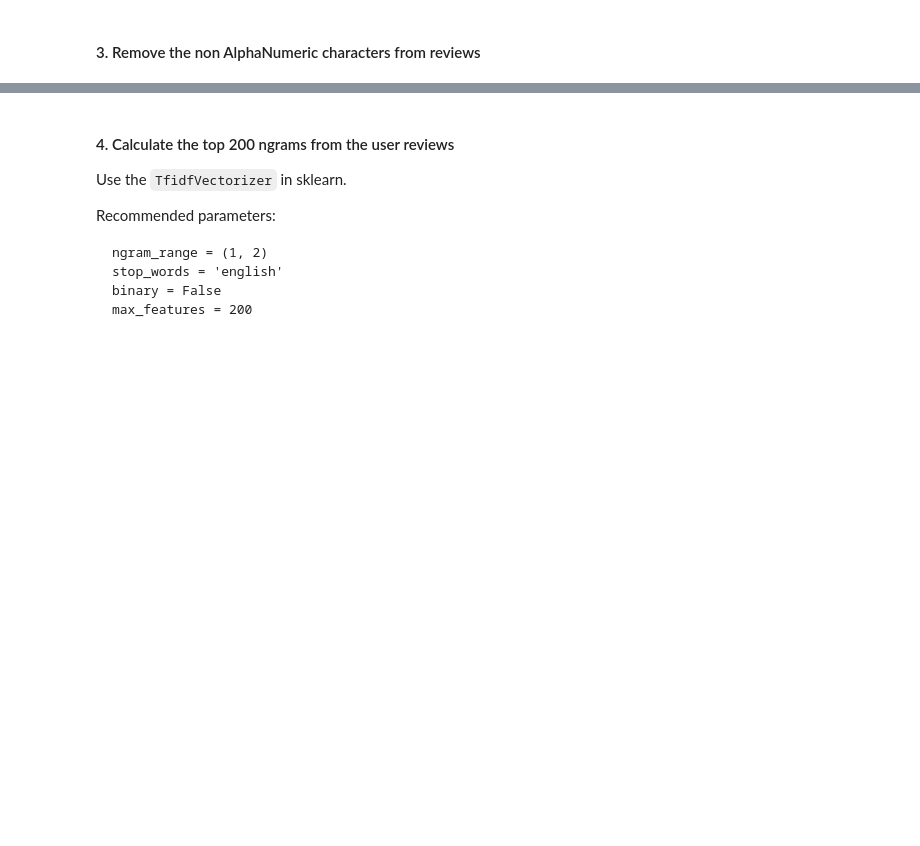
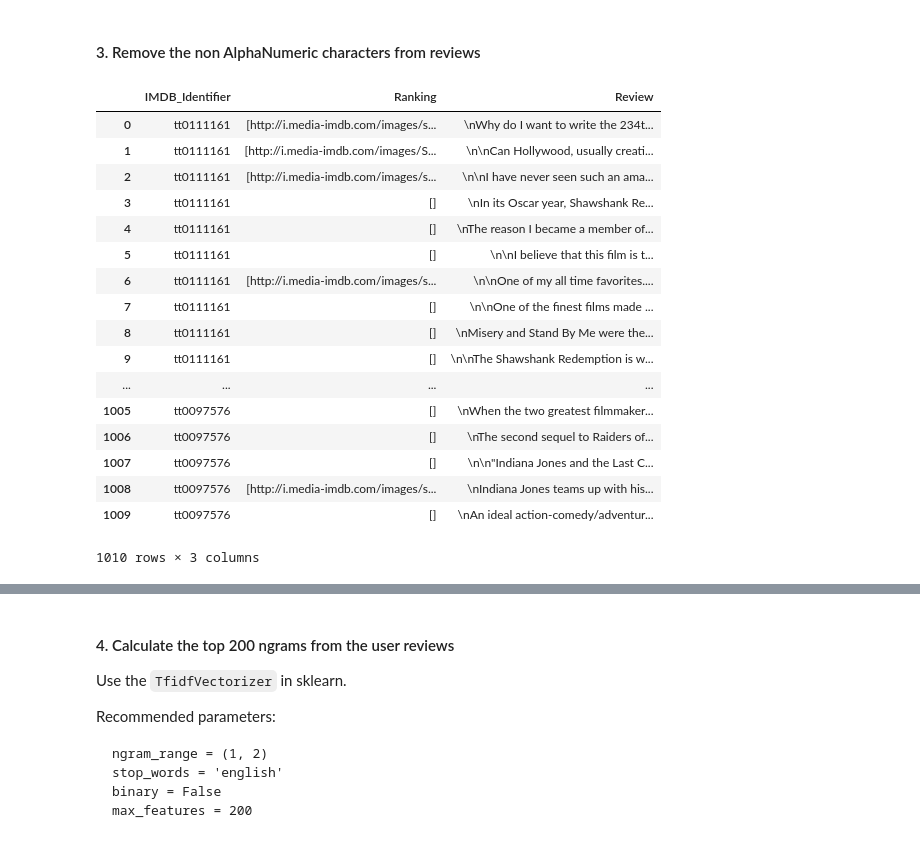
Before and after one commit to sambozek/DSI-SF-1-sebozek, a Jupyter notebook: projects/project-06/starter-code/starter-code.ipynb, the cells around one changed output, grey strips where cells are left out. Cells and saved outputs as stored; diff of their text form; code cells hidden in the pictures; blank space fills up the shorter version.

```diff
--- a/projects/project-06/starter-code/starter-code.ipynb
+++ b/projects/project-06/starter-code/starter-code.ipynb
@@ -169,0 +165,29 @@ Selector(text=HTML).xpath("//div[@class='ratingValue']/strong/span/text()").extr
+# %%
+top250= pd.read_csv('movies.csv')
+# %%
+# Reviews for all of the movies are stored as .gif files
+# The file name corresponds to a score out of 100
+
+reviews = pd.DataFrame()
+
+# url = 'http://www.imdb.com/title/%s/reviews?start=0' % 'tt0111161' # Set URL
+# response = requests.get(url)                        # Get URL Response
+# HTML = response.text                                # Obtain text from response
+
+review = []
+rank = []
+tconsts =[]
+for tconst in top250['tconst'].unique():
+    url = 'http://www.imdb.com/title/%s/reviews?start=0' % tconst
+    response = requests.get(url)
+    HTML = response.text
+    for i in range(1,11):
+        tconsts.append(tconst)
+        review.append((Selector(text=HTML).xpath(
+                "//div[@id='tn15content']/p[%s]/text()" % i).extract()[0]).encode('utf-8'))
+        rank.append((Selector(text=HTML).xpath("//div[@id='tn15']/div[@id='tn15main']/div[@id='tn15content']/div[%s]/img/@src" % i ).extract()))
+# %%
+reviews = pd.DataFrame(
+{'IMDB_Identifier' : tconsts,
+'Ranking' : rank,
+'Review' : review})
@@ -170,2 +207,25 @@ Selector(text=HTML).xpath("//div[@class='ratingValue']/strong/span/text()").extr
 # %% [markdown]
 #### 3. Remove the non AlphaNumeric characters from reviews
+# %%
+reviews['Review'] = reviews['Review'].astype(str).convert_objects(convert_numeric=True)
+# %%
+reviews
+# %% [output]
+|  | IMDB_Identifier | Ranking | Review |
+| 0 | tt0111161 | [http://i.media-imdb.com/images/s... | \nWhy do I want to write the 234t... |
+| 1 | tt0111161 | [http://i.media-imdb.com/images/S... | \n\nCan Hollywood, usually creati... |
+| 2 | tt0111161 | [http://i.media-imdb.com/images/s... | \n\nI have never seen such an ama... |
+| 3 | tt0111161 | [] | \nIn its Oscar year, Shawshank Re... |
+| 4 | tt0111161 | [] | \nThe reason I became a member of... |
+| 5 | tt0111161 | [] | \n\nI believe that this film is t... |
+| 6 | tt0111161 | [http://i.media-imdb.com/images/s... | \n\nOne of my all time favorites.... |
+| 7 | tt0111161 | [] | \n\nOne of the finest films made ... |
+| 8 | tt0111161 | [] | \nMisery and Stand By Me were the... |
+| 9 | tt0111161 | [] | \n\nThe Shawshank Redemption is w... |
+| ... | ... | ... | ... |
+| 1005 | tt0097576 | [] | \nWhen the two greatest filmmaker... |
+| 1006 | tt0097576 | [] | \nThe second sequel to Raiders of... |
+| 1007 | tt0097576 | [] | \n\n"Indiana Jones and the Last C... |
+| 1008 | tt0097576 | [http://i.media-imdb.com/images/s... | \nIndiana Jones teams up with his... |
+| 1009 | tt0097576 | [] | \nAn ideal action-comedy/adventur... |
+1010 rows × 3 columns
```
Also changed, not shown: parts of 14 cells of this notebook.
